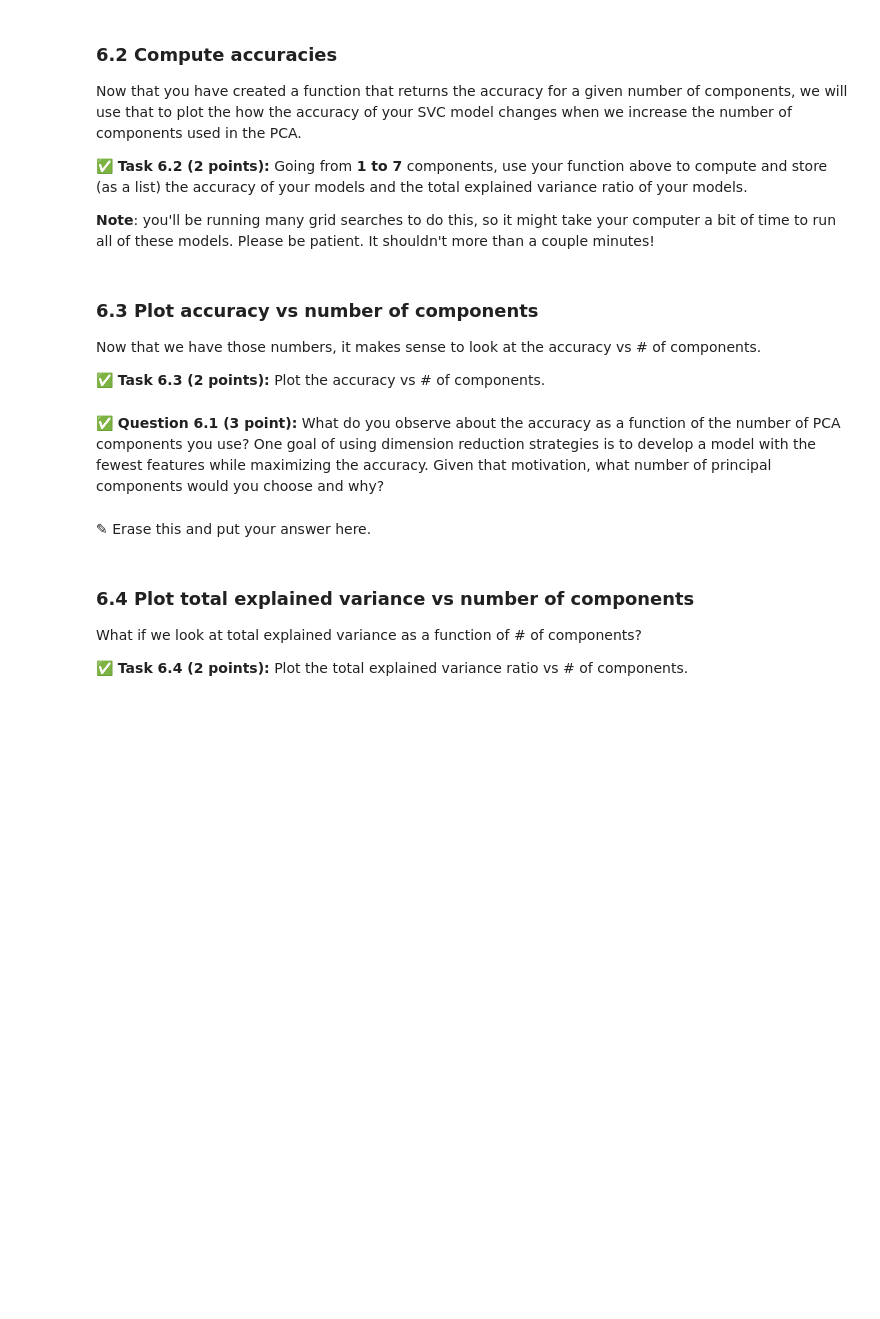
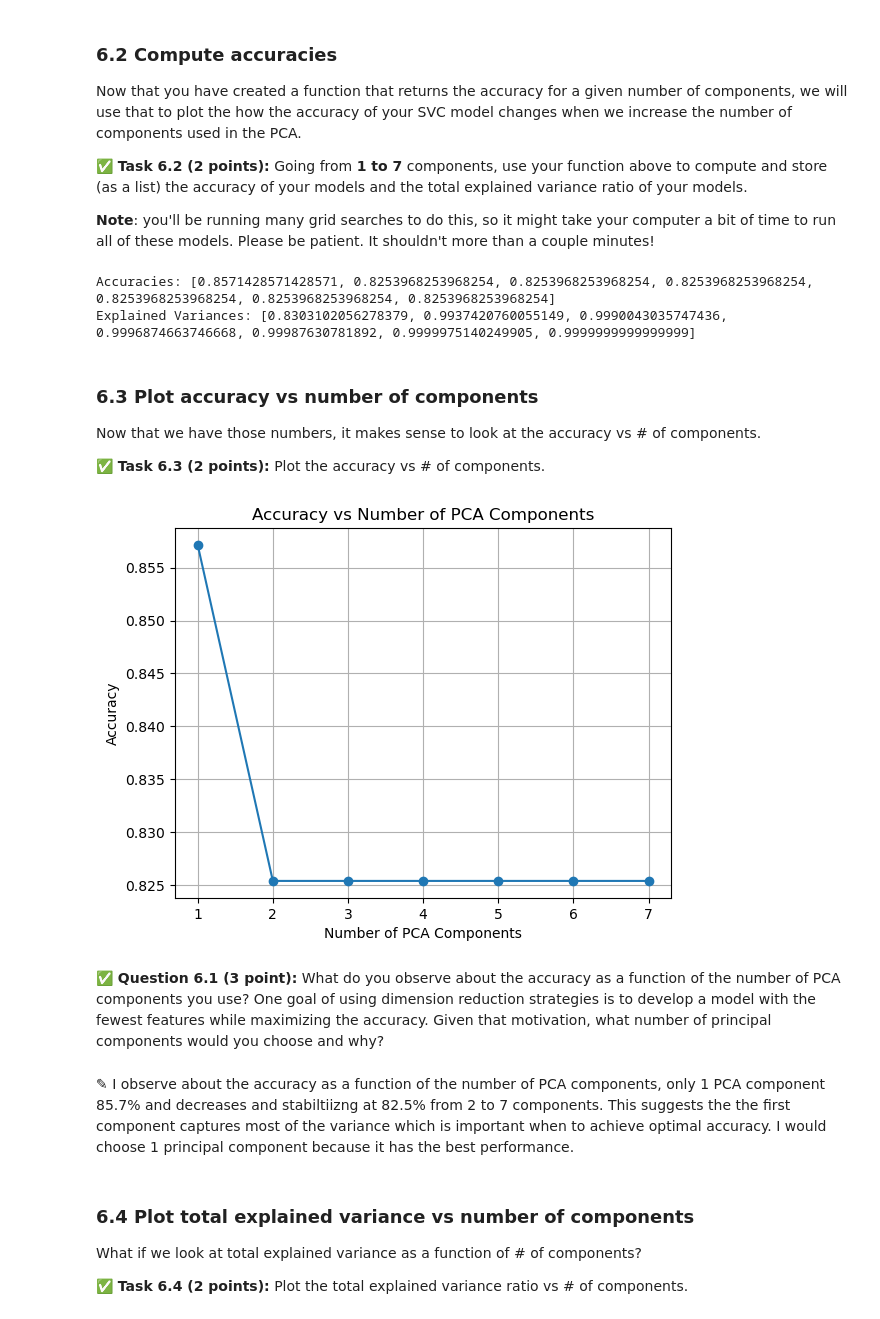
Before and after one commit to VarunSUK/CMSE202-f24-turnin, a Jupyter notebook: hw-04/HW-04_PerceptronSVMandPCA-STUDENT-main.ipynb, the cells around one changed output. Drawn from its saved outputs; the diff is of its cells as text; code cells hidden in the pictures; blank space fills up the shorter version.

```diff
--- a/hw-04/HW-04_PerceptronSVMandPCA-STUDENT-main.ipynb
+++ b/hw-04/HW-04_PerceptronSVMandPCA-STUDENT-main.ipynb
@@ -466,3 +464,22 @@ and it should **return** the accuracy score for an SVC model fit to pca transfor
+# %%
+# Put your code here
+from sklearn.svm import SVC
+from sklearn.metrics import accuracy_score
+
+def randomized_pca_svc_eval(n_components, train_data, test_data, train_labels, test_labels):
+    pca_processor = PCA(n_components=n_components)
+    transformed_train_data = pca_processor.fit_transform(train_data)
+    transformed_test_data = pca_processor.transform(test_data)
+
+    variance_ratio = sum(pca_processor.explained_variance_ratio_)
+
+    svm_classifier = SVC(kernel='rbf', C=1.0, gamma=0.1)
+    svm_classifier.fit(transformed_train_data, train_labels)
+
+    predicted_labels = svm_classifier.predict(transformed_test_data)
+    model_accuracy = accuracy_score(test_labels, predicted_labels)
+
+    return model_accuracy, variance_ratio
 # %% [markdown]
 ### 6.2 Compute accuracies
 
@@ -476,3 +491,22 @@ Now that you have created a function that returns the accuracy for a given numbe
+# %%
+# Put your code here
+accuracies = []
+explained_variances = []
+for num_components in range(1, 8):
+    accuracy, explained_variance = randomized_pca_svc_eval(
+        n_components=num_components,
+        train_data=X_train,
+        test_data=X_test,
+        train_labels=y_train,
+        test_labels=y_test
+    )
+    accuracies.append(accuracy)
+    explained_variances.append(explained_variance)
+print("Accuracies:", accuracies)
+print("Explained Variances:", explained_variances)
+# %% [output]
+Accuracies: [0.8571428571428571, 0.8253968253968254, 0.8253968253968254, 0.8253968253968254, 0.8253968253968254, 0.8253968253968254, 0.8253968253968254]
+Explained Variances: [0.8303102056278379, 0.9937420760055149, 0.9990043035747436, 0.9996874663746668, 0.99987630781892, 0.9999975140249905, 0.9999999999999999]
 # %% [markdown]
 ### 6.3 Plot accuracy vs number of components
 
@@ -484,7 +516,18 @@ Now that we have those numbers, it makes sense to look at the accuracy vs # of c
+# %%
+# Put your code here
+plt.plot(range(1, 8), accuracies, marker='o')
+plt.title("Accuracy vs Number of PCA Components")
+plt.xlabel("Number of PCA Components")
+plt.ylabel("Accuracy")
+plt.xticks(range(1, 8))
+plt.grid(True)
+plt.show()
+# %% [output]
+[figure, added]
 # %% [markdown]
 **&#9989; Question 6.1 (3 point):** What do you observe about the accuracy as a function of the number of PCA components you use? One goal of using dimension reduction strategies is to develop a model with the fewest features while maximizing the accuracy. Given that motivation, what number of principal components would you choose and why?
-# %% [markdown]
-<font size=+3>&#9998;</font> Erase this and put your answer here.
+# %% [markdown]
+<font size=+3>&#9998;</font>  I observe about the accuracy as a function of the number of PCA components, only 1 PCA component 85.7% and decreases and stabiltiizng at 82.5% from 2 to 7 components. This suggests the the first component captures most of the variance which is important when to achieve optimal accuracy. I would choose 1 principal component because it has the best performance.
 # %% [markdown]
 ### 6.4 Plot total explained variance vs number of components
 
```
Also changed, not shown: parts of 7 cells of this notebook.
